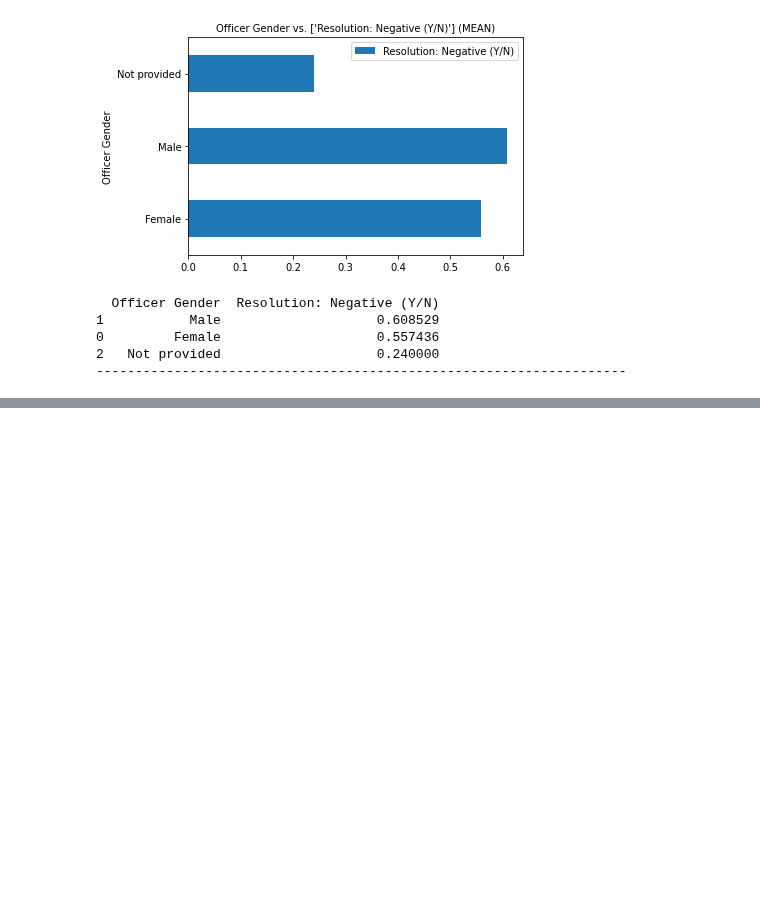
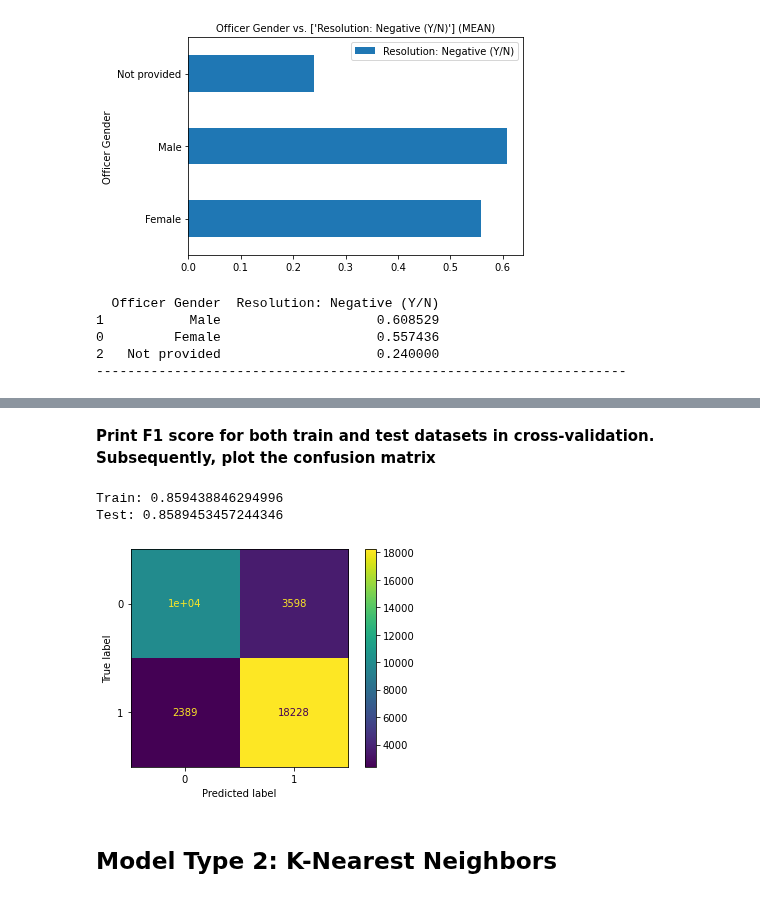
Before and after one commit to sethnlewis/Policing-Bias, a Jupyter notebook: analysis/final_notebook.ipynb, the cells around one changed output, grey strips where cells are left out. Saved outputs shown, nothing was run; the diff lists cells and outputs as text; code cells hidden in the pictures; blank space fills up the shorter version.

```diff
--- a/analysis/final_notebook.ipynb
+++ b/analysis/final_notebook.ipynb
@@ -456,0 +592,42 @@ bar_plot(df, x_axis, y_axis, 'mean', verbose=True)
+# %%
+# # --- BASELINE ---
+pipe = Pipeline([('cols', transformer_basic),
+                 ('model', model_logreg)])
+pipe.fit(X, y)
+model_history.add_model(pipe, X, y, notes='Logreg baseline model')
+
+
+# # --- ADD SMOTE ---
+pipe = Pipeline([('cols', transformer_basic),
+                 ('smote', smote),
+                 ('model', model_logreg)])
+pipe.fit(X, y)
+model_history.add_model(pipe, X, y, notes='Logreg with SMOTE resampling')
+
+
+# # --- ADD STANDARD SCALER ---
+pipe = Pipeline([('cols', transformer_ss),
+                 ('smote', smote),
+                 ('model', model_logreg)])
+pipe.fit(X, y)
+model_history.add_model(pipe, X, y, notes='Logreg w/SMOTE and StandardScaler')
+
+
+# # --- SWITCH TO MIN-MAX SCALER ---
+pipe = Pipeline([('cols', transformer_minmax),
+                 ('smote', smote),
+                 ('model', model_logreg)])
+pipe.fit(X, y)
+model_history.add_model(pipe, X, y, notes='Logreg w/SMOTE and MinMaxScaler')
+
+
+# # --- ADD GRID SEARCH AND CROSS VAL ---
+pipe = Pipeline([('cols', transformer_ss),
+                 ('model', model_logreg)])
+param_grid = {'model__C': np.logspace(-1, 4, 10)}
+search = GridSearchCV(pipe, param_grid, cv=kfold, n_jobs=JOBS, scoring='f1', return_train_score=True)
+search.fit(X, y);
+model_history.add_model(search.best_estimator_, X, y, display_results=True, notes='Logreg w/standard scaler, grid search, cross-val')
+
+# Create object to hold best-in-class performer
+final_model_logreg = search.best_estimator_
@@ -456,0 +641,11 @@ bar_plot(df, x_axis, y_axis, 'mean', verbose=True)
+# %% [markdown]
+**Print F1 score for both train and test datasets in cross-validation. Subsequently, plot the confusion matrix**
+# %%
+train_test_scores(search)
+plot_confusion_matrix(final_model_logreg, X, y);
+# %% [output]
+Train: 0.859438846294996
+Test: 0.8589453457244346
+[figure, added]
+# %% [markdown]
+## Model Type 2: K-Nearest Neighbors
```
Also changed, not shown: parts of 47 cells of this notebook, 1 other file.
